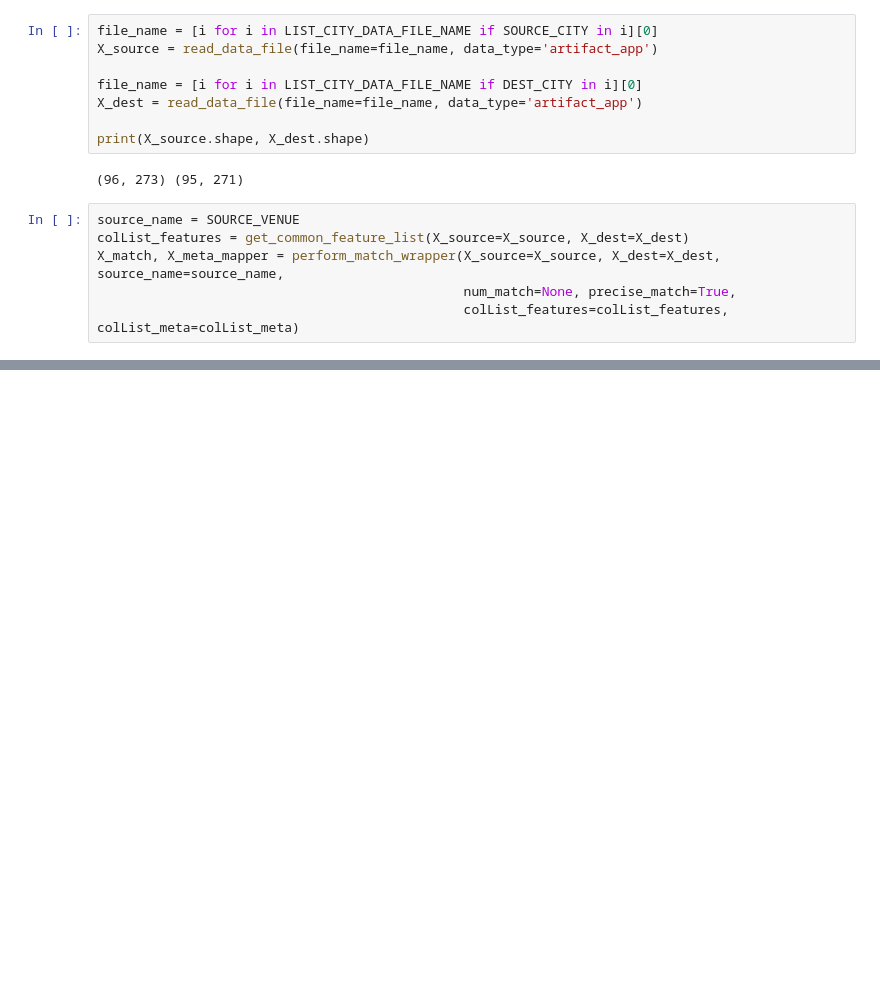
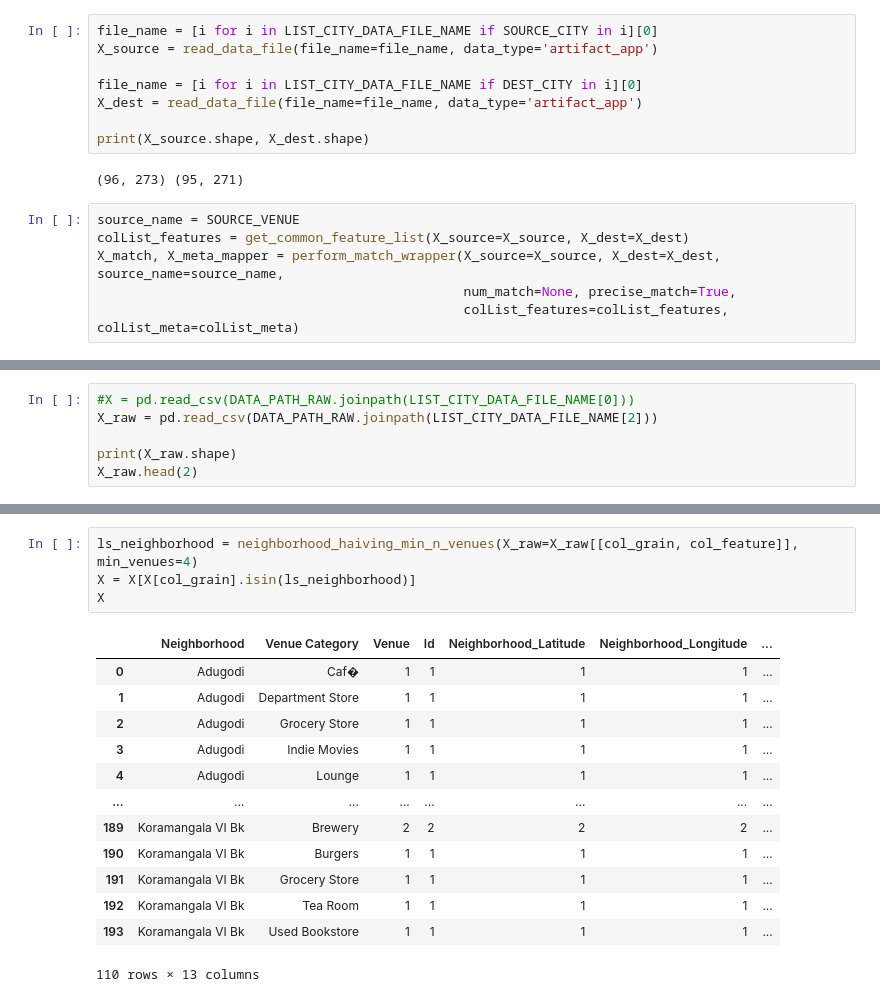
Before and after one commit to VijaySingh-GSLab/venue_recommender, a Jupyter notebook: notebook_v1.ipynb, the cells around one changed output, grey strips where cells are left out. Drawn from its saved outputs; the diff is of its cells as text; blank space fills up the shorter version.

Commit message:
added banglore data

```diff
--- a/notebook_v1.ipynb
+++ b/notebook_v1.ipynb
@@ -118,0 +115,6 @@ st.selectbox()
+# %%
+#X = pd.read_csv(DATA_PATH_RAW.joinpath(LIST_CITY_DATA_FILE_NAME[0]))
+X_raw = pd.read_csv(DATA_PATH_RAW.joinpath(LIST_CITY_DATA_FILE_NAME[2]))
+
+print(X_raw.shape)
+X_raw.head(2)
@@ -118,0 +139,18 @@ st.selectbox()
+# %%
+ls_neighborhood = neighborhood_haiving_min_n_venues(X_raw=X_raw[[col_grain, col_feature]], min_venues=4)
+X = X[X[col_grain].isin(ls_neighborhood)]
+X
+# %% [output]
+|  | Neighborhood | Venue Category | Venue | Id | Neighborhood_Latitude | Neighborhood_Longitude | ... |
+| 0 | Adugodi | Caf� | 1 | 1 | 1 | 1 | ... |
+| 1 | Adugodi | Department Store | 1 | 1 | 1 | 1 | ... |
+| 2 | Adugodi | Grocery Store | 1 | 1 | 1 | 1 | ... |
+| 3 | Adugodi | Indie Movies | 1 | 1 | 1 | 1 | ... |
+| 4 | Adugodi | Lounge | 1 | 1 | 1 | 1 | ... |
+| ... | ... | ... | ... | ... | ... | ... | ... |
+| 189 | Koramangala VI Bk | Brewery | 2 | 2 | 2 | 2 | ... |
+| 190 | Koramangala VI Bk | Burgers | 1 | 1 | 1 | 1 | ... |
+| 191 | Koramangala VI Bk | Grocery Store | 1 | 1 | 1 | 1 | ... |
+| 192 | Koramangala VI Bk | Tea Room | 1 | 1 | 1 | 1 | ... |
+| 193 | Koramangala VI Bk | Used Bookstore | 1 | 1 | 1 | 1 | ... |
+110 rows × 13 columns
```
Also changed, not shown: parts of 21 cells of this notebook, 6 other files.
